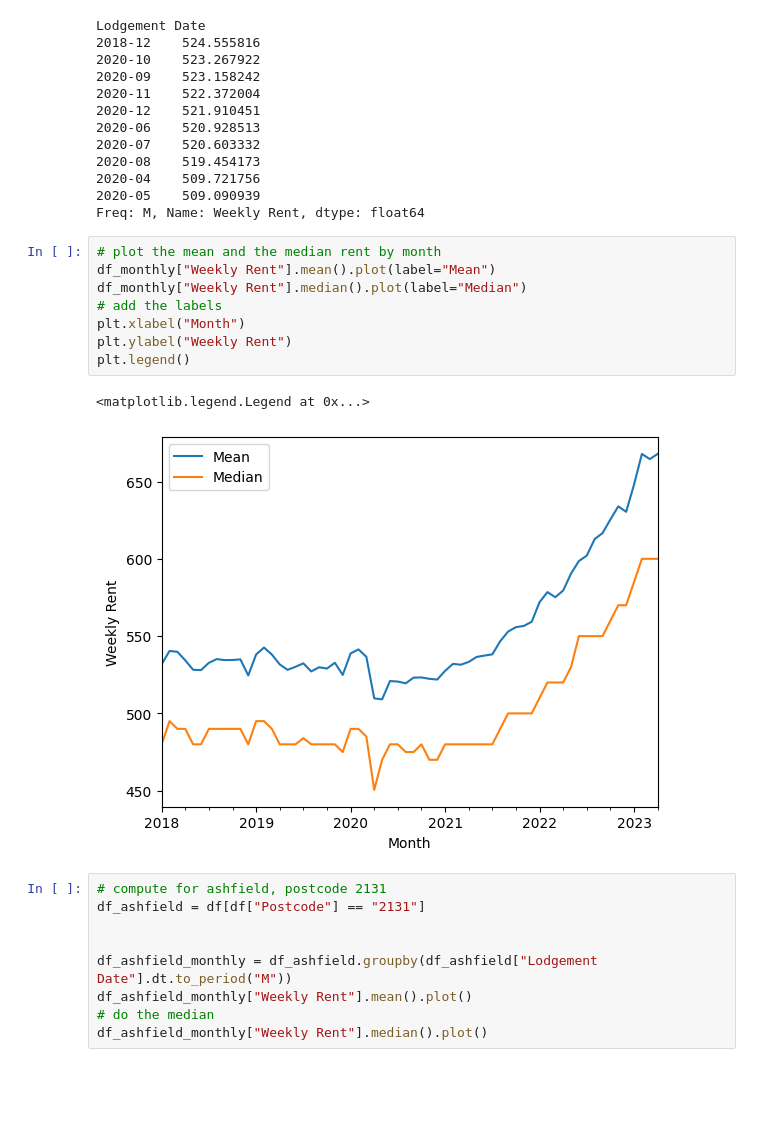
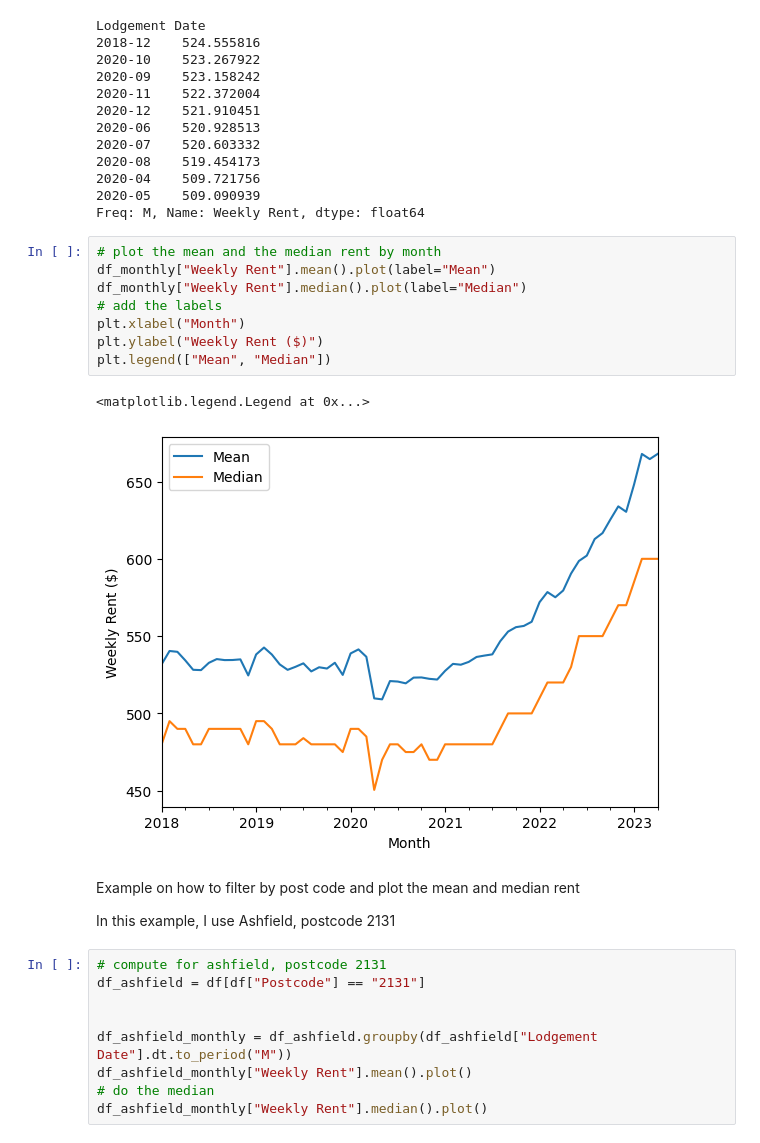
Before and after one commit to egguy/data-analysis-NSW-rentals, a Jupyter notebook: rent_analysis.ipynb, the cells around one changed output. Drawn from its saved outputs; the diff is of its cells as text; blank space fills up the shorter version.

```diff
--- a/rent_analysis.ipynb
+++ b/rent_analysis.ipynb
@@ -307,14 +298,18 @@ Freq: M, Name: Weekly Rent, dtype: float64
 # %%
 # plot the mean and the median rent by month
 df_monthly["Weekly Rent"].mean().plot(label="Mean")
 df_monthly["Weekly Rent"].median().plot(label="Median")
 # add the labels
 plt.xlabel("Month")
-plt.ylabel("Weekly Rent")
-plt.legend()
+plt.ylabel("Weekly Rent ($)")
+plt.legend(["Mean", "Median"])
 # %% [output]
 <matplotlib.legend.Legend at 0x...>
-[figure, old version]
+[figure, new version]
+# %% [markdown]
+Example on how to filter by post code and plot the mean and median rent
+
+In this example, I use Ashfield, postcode 2131
 # %%
 # compute for ashfield, postcode 2131
 df_ashfield = df[df["Postcode"] == "2131"]
```
Also changed, not shown: parts of 4 cells of this notebook, 1 other file.
